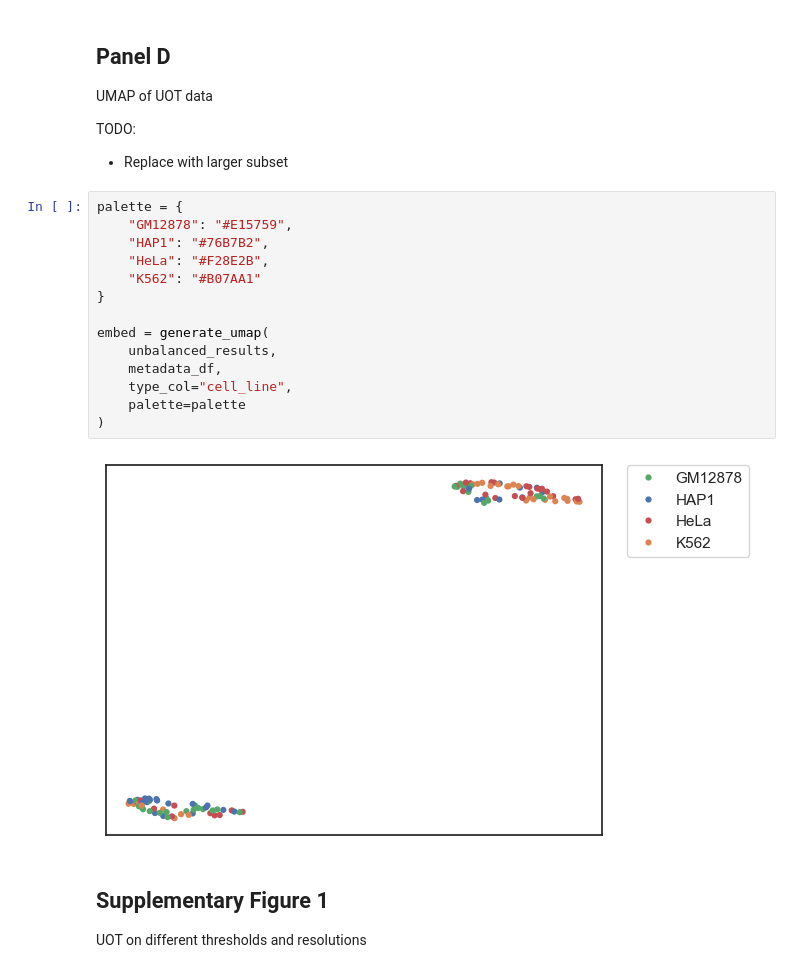
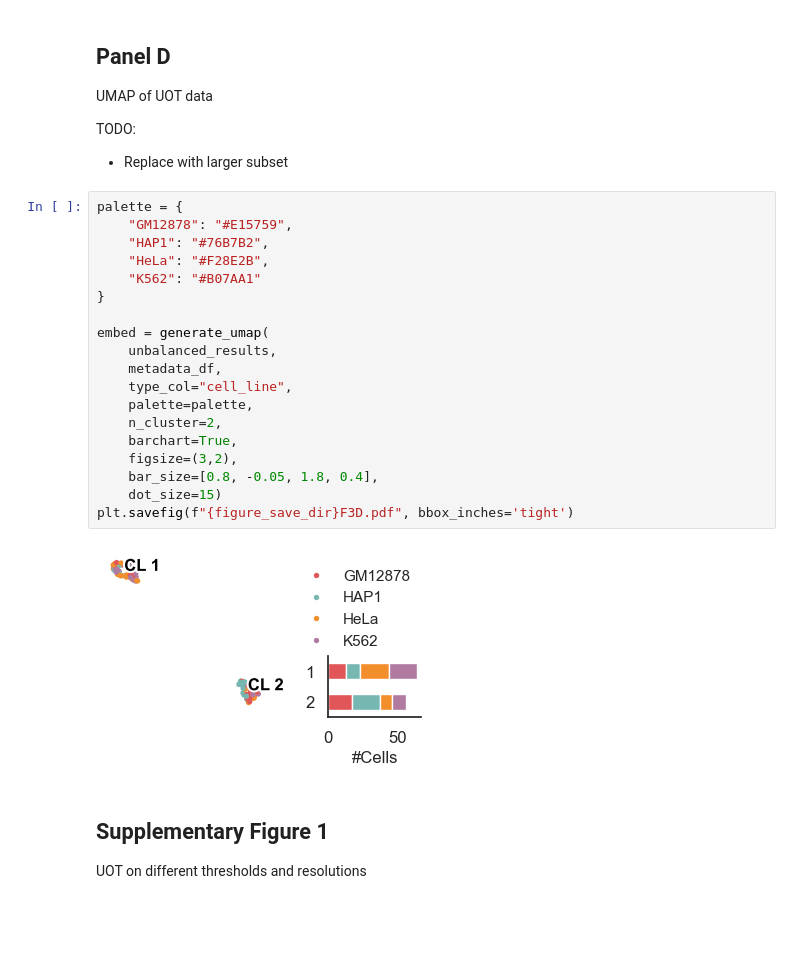
Before and after one commit to OlivierJSm/MasterInternship1, a Jupyter notebook: Testing/Report Figures/section_3.ipynb, the cells around one changed output. Saved outputs shown, nothing was run; the diff lists cells and outputs as text; blank space fills up the shorter version.

```diff
--- a/Testing/Report Figures/section_3.ipynb
+++ b/Testing/Report Figures/section_3.ipynb
@@ -151,19 +172,24 @@ TODO:
 # %%
 palette = {
     "GM12878": "#E15759",
     "HAP1": "#76B7B2",
     "HeLa": "#F28E2B",
     "K562": "#B07AA1"
 }
 
 embed = generate_umap(
     unbalanced_results,
     metadata_df,
     type_col="cell_line",
-    palette=palette
-)
+    palette=palette,
+    n_cluster=2,
+    barchart=True,
+    figsize=(3,2),
+    bar_size=[0.8, -0.05, 1.8, 0.4],
+    dot_size=15)
+plt.savefig(f"{figure_save_dir}F3D.pdf", bbox_inches='tight')
 # %% [output]
-[figure, old version]
+[figure, new version]
 # %% [markdown]
 ## Supplementary Figure 1
 UOT on different thresholds and resolutions
```
Also changed, not shown: parts of 12 cells of this notebook, 36 other files.
